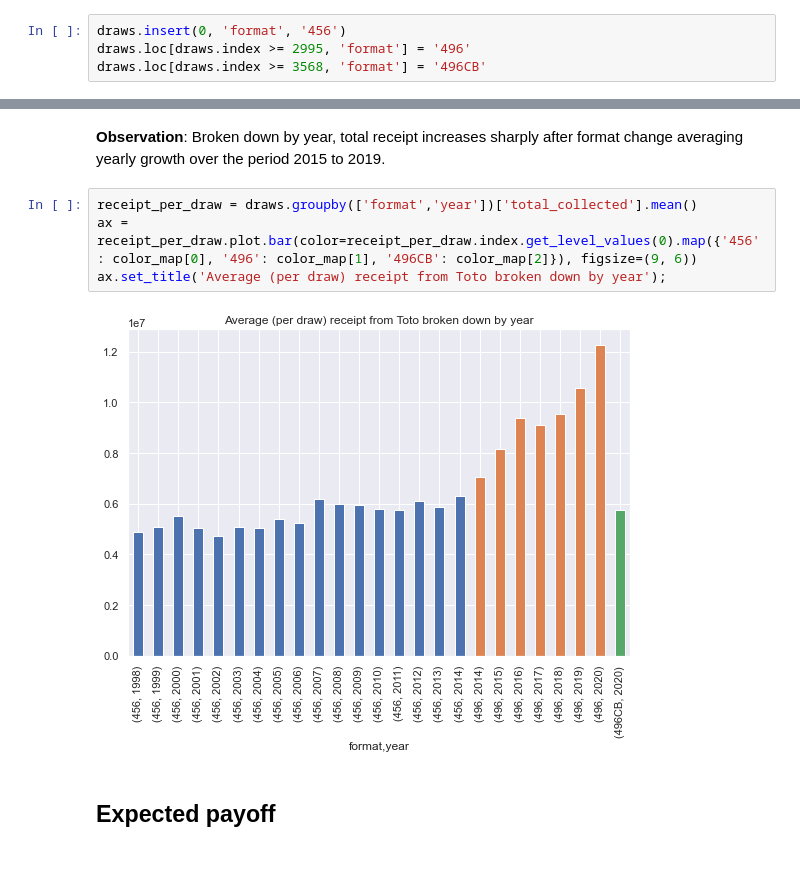
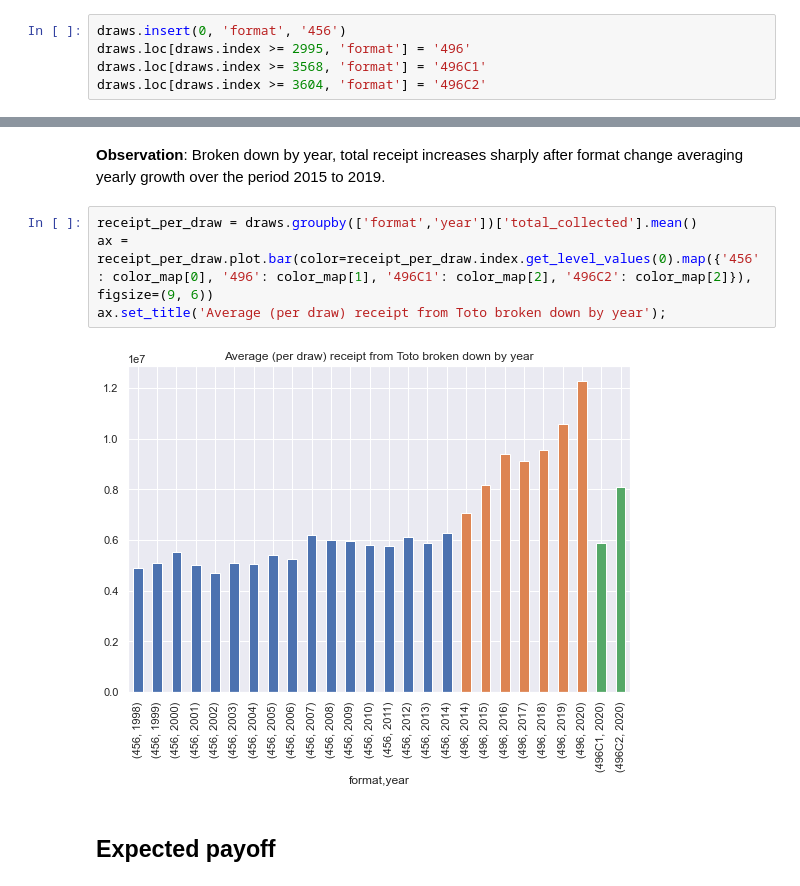
Before and after one commit to yongjun21/toto, a Jupyter notebook: notebooks/analysis.ipynb, the cells around one changed output, grey strips where cells are left out. Drawn from its saved outputs; the diff is of its cells as text.

```diff
--- a/notebooks/analysis.ipynb
+++ b/notebooks/analysis.ipynb
@@ -24,7 +24,8 @@ Add computed column `format` to `draws` table
 # %%
 draws.insert(0, 'format', '456')
 draws.loc[draws.index >= 2995, 'format'] = '496'
-draws.loc[draws.index >= 3568, 'format'] = '496CB'
+draws.loc[draws.index >= 3568, 'format'] = '496C1'
+draws.loc[draws.index >= 3604, 'format'] = '496C2'
 # %% [markdown]
 Winning `numbers` go to a separate table
 # %%
@@ -459,10 +460,10 @@ Compute average growth after format change
 **Observation**: Broken down by year, total receipt increases sharply after format change averaging yearly growth over the period 2015 to 2019.
 # %%
 receipt_per_draw = draws.groupby(['format','year'])['total_collected'].mean()
-ax = receipt_per_draw.plot.bar(color=receipt_per_draw.index.get_level_values(0).map({'456': color_map[0], '496': color_map[1], '496CB': color_map[2]}), figsize=(9, 6))
+ax = receipt_per_draw.plot.bar(color=receipt_per_draw.index.get_level_values(0).map({'456': color_map[0], '496': color_map[1], '496C1': color_map[2], '496C2': color_map[2]}), figsize=(9, 6))
 ax.set_title('Average (per draw) receipt from Toto broken down by year');
 # %% [output]
-[figure, old version]
+[figure, new version]
 # %% [markdown]
 ## Expected payoff
 # %%
```
Also changed, not shown: parts of 16 cells of this notebook, 6 other files.
